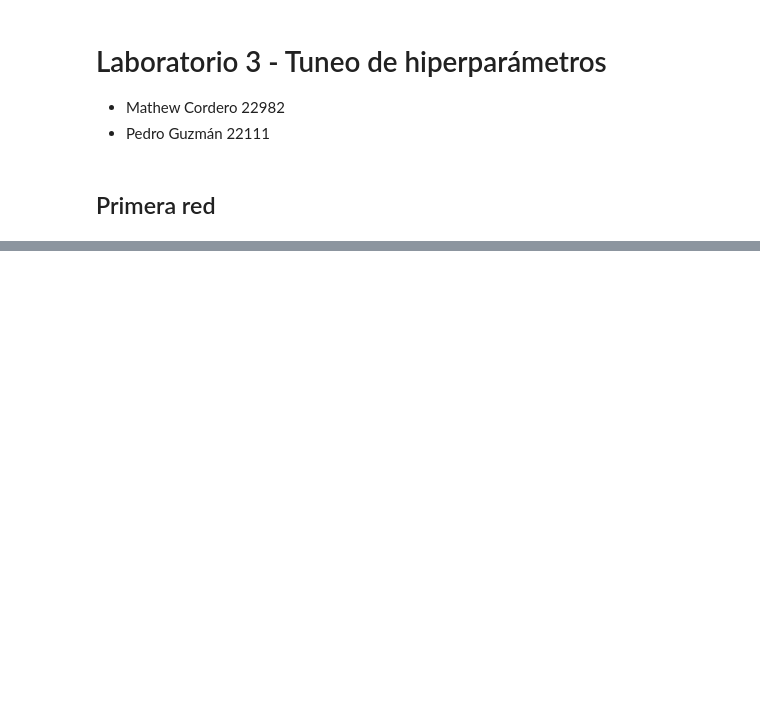
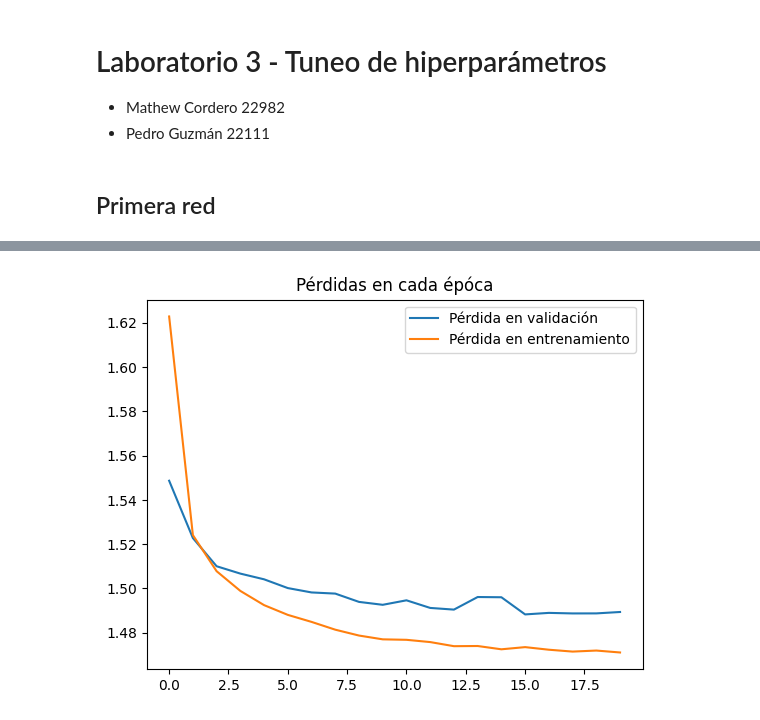
Before and after one commit to donmatthiuz/DeepLearning, a Jupyter notebook: Lab3.ipynb, the cells around one changed output, grey strips where cells are left out. Cells and saved outputs as stored; diff of their text form; code cells hidden in the pictures; blank space fills up the shorter version.

Commit message:
Fix: copnverted train to function to no rehuse code, added graphics to compare train and validation loss

```diff
--- a/Lab3.ipynb
+++ b/Lab3.ipynb
@@ -83,0 +120,11 @@ import matplotlib.pyplot as plt
+# %%
+import matplotlib.pyplot as plt
+
+plt.figure()
+plt.plot(val_losses, label = "Pérdida en validación")
+plt.plot(train_losses, label = "Pérdida en entrenamiento")
+plt.legend()
+plt.title("Pérdidas en cada épóca")
+plt.show()
+# %% [output]
+[figure, added]
```
Also changed, not shown: parts of 5 cells of this notebook.
